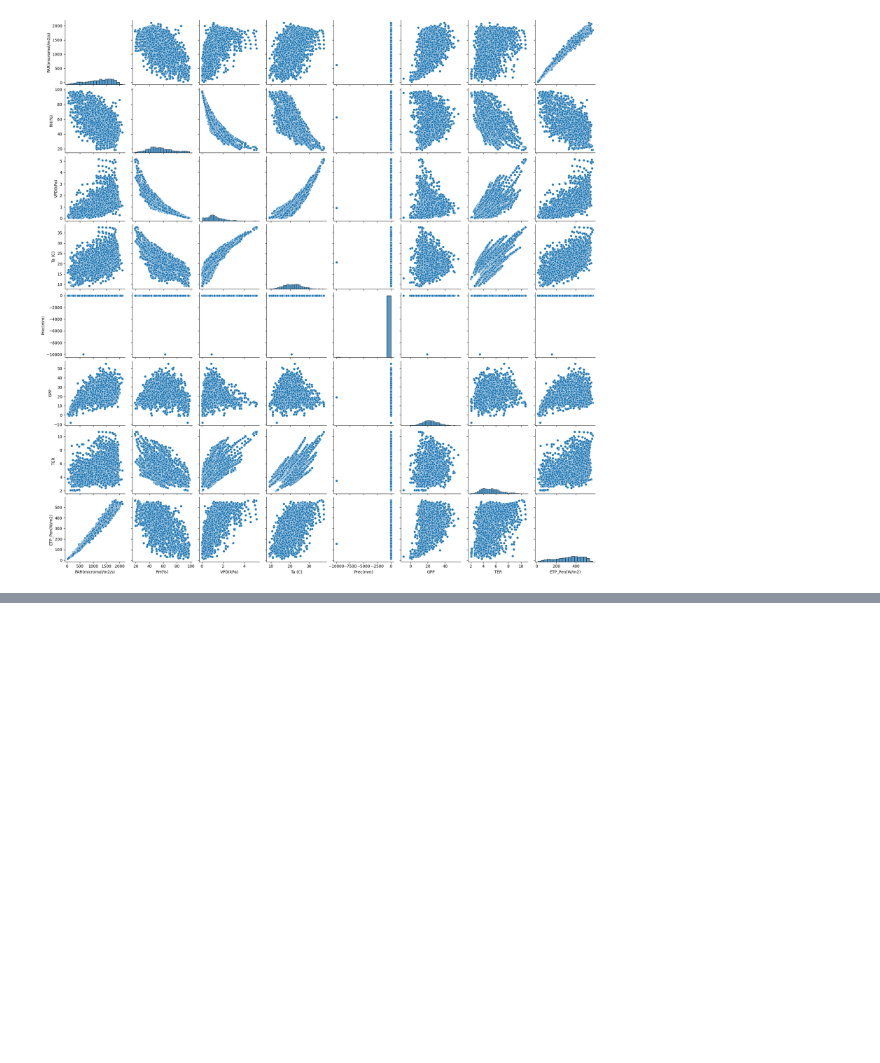
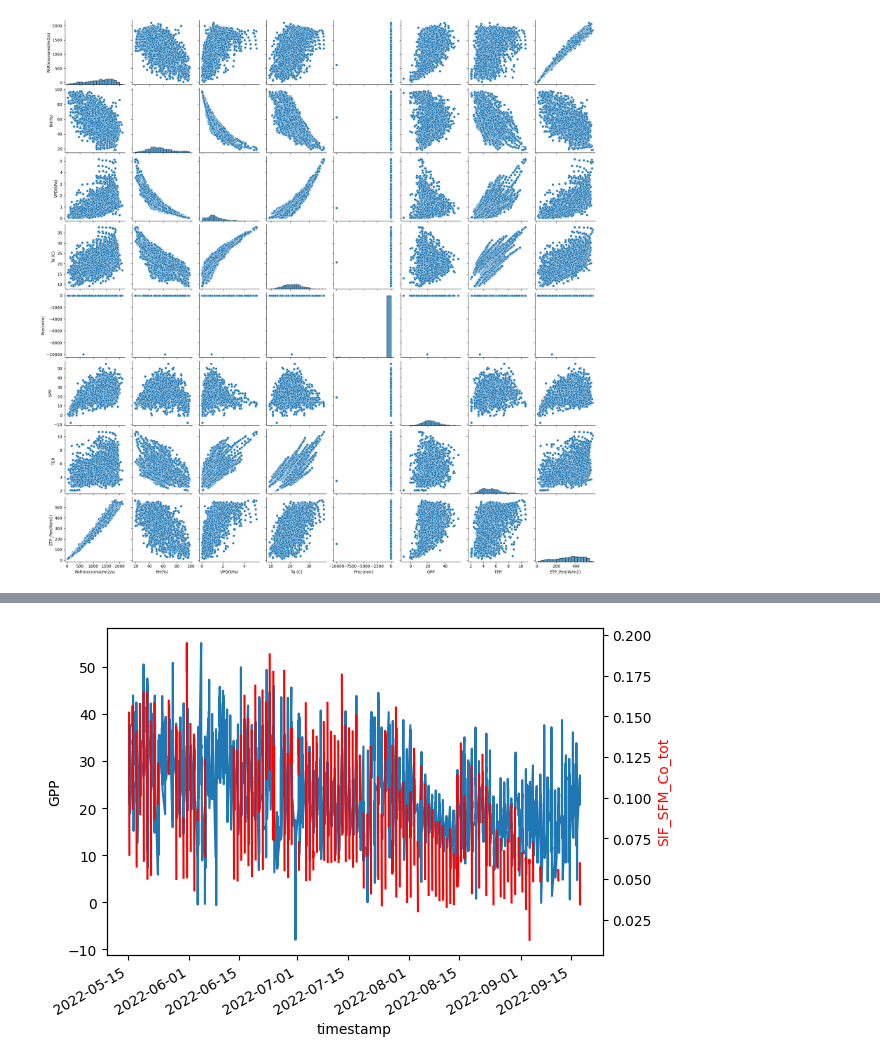
Before and after one commit to KamelSOUDANI/ICOS_FrFonSunInducedFluorescence, a Jupyter notebook: Codes/Syn_SIF_FS_PRI_GPP.ipynb, the cells around one changed output, grey strips where cells are left out. Saved outputs shown, nothing was run; the diff lists cells and outputs as text; code cells hidden in the pictures; blank space fills up the shorter version.

```diff
--- a/Codes/Syn_SIF_FS_PRI_GPP.ipynb
+++ b/Codes/Syn_SIF_FS_PRI_GPP.ipynb
@@ -258,0 +317,5 @@ NameError: name 'F' is not defined
+# %%
+Filtered_SpectralData_usedInRF_30m = Filtered_SpectralData_usedInRF_30m.reset_index()
+Filtered_SpectralData_usedInRF_30m['index'] = pd.to_datetime(Filtered_SpectralData_usedInRF_30m['Time_start'])
+Filtered_SpectralData_usedInRF_30m.rename(columns={'index': 'timestamp'}, inplace=True)
+Filtered_SpectralData_usedInRF_30m.head()
@@ -258,0 +345,5 @@ NameError: name 'F' is not defined
+# %%
+
+p_df_Flux_select = p_df_Flux_select.replace(-9999, pd.NA)
+df_description_FluxData = p_df_Flux_select.describe()
+df_description_FluxData
@@ -258,0 +362,6 @@ NameError: name 'F' is not defined
+# %%
+# Merge dataframes based on 'timestamp'
+SpecData_Flux_Merged = pd.merge(p_df_Flux_select, Filtered_SpectralData_usedInRF_30m, on='timestamp', how='inner')
+
+# Display the merged dataframe
+print(SpecData_Flux_Merged)
@@ -273,0 +390,12 @@ root
+# %%
+start_date = '2022-05-15'
+end_date = '2022-09-30'
+start_hour = 8
+end_hour = 18
+SpecData_Flux_Merged=SpecData_Flux_Merged.set_index('timestamp')
+mask = (SpecData_Flux_Merged.index.date >= pd.to_datetime(start_date).date()) & \
+       (SpecData_Flux_Merged.index.date <= pd.to_datetime(end_date).date()) & \
+       (SpecData_Flux_Merged.index.hour >= start_hour) & \
+       (SpecData_Flux_Merged.index.hour <= end_hour)
+
+SpecData_Flux_Merged_filtered = SpecData_Flux_Merged.loc[mask]
@@ -273,0 +412,10 @@ root
+# %%
+ax1 = SpecData_Flux_Merged_filtered['GPP'].plot()
+ax2 = ax1.twinx()
+SpecData_Flux_Merged_filtered['SIF_SFM_Co_tot'].plot(ax=ax2, color='r')
+
+ax1.set_ylabel('GPP')
+ax2.set_ylabel('SIF_SFM_Co_tot', color='r')
+plt.show()
+# %% [output]
+[figure, added]
```
Also changed, not shown: parts of 28 cells of this notebook.
